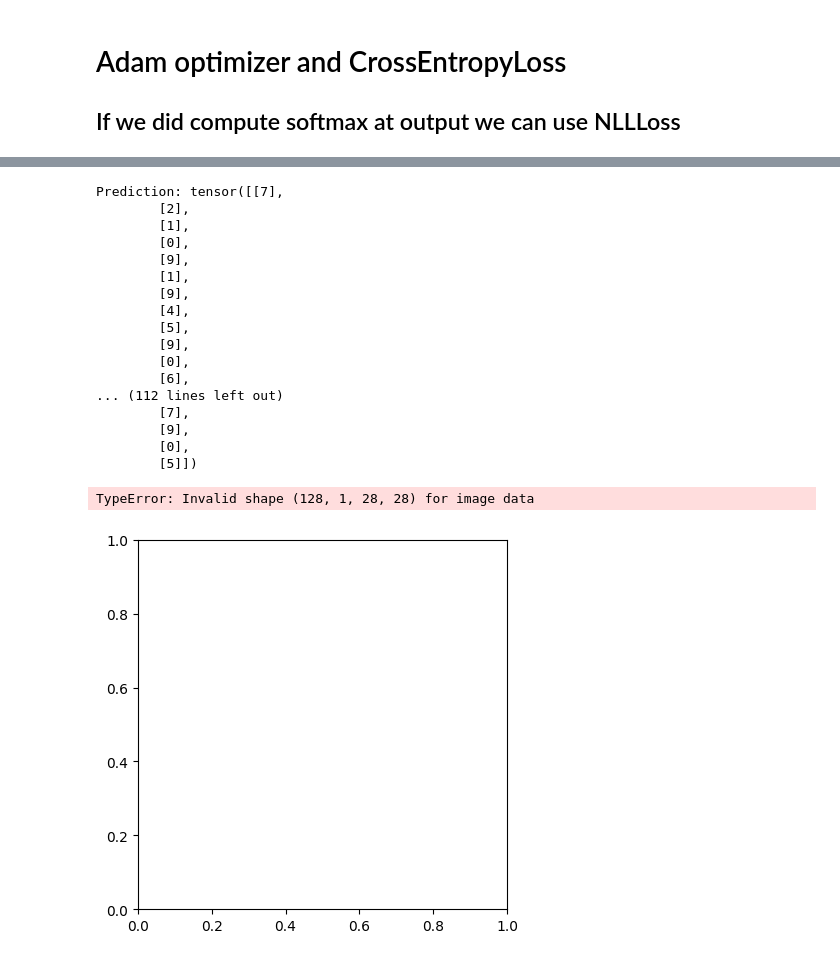
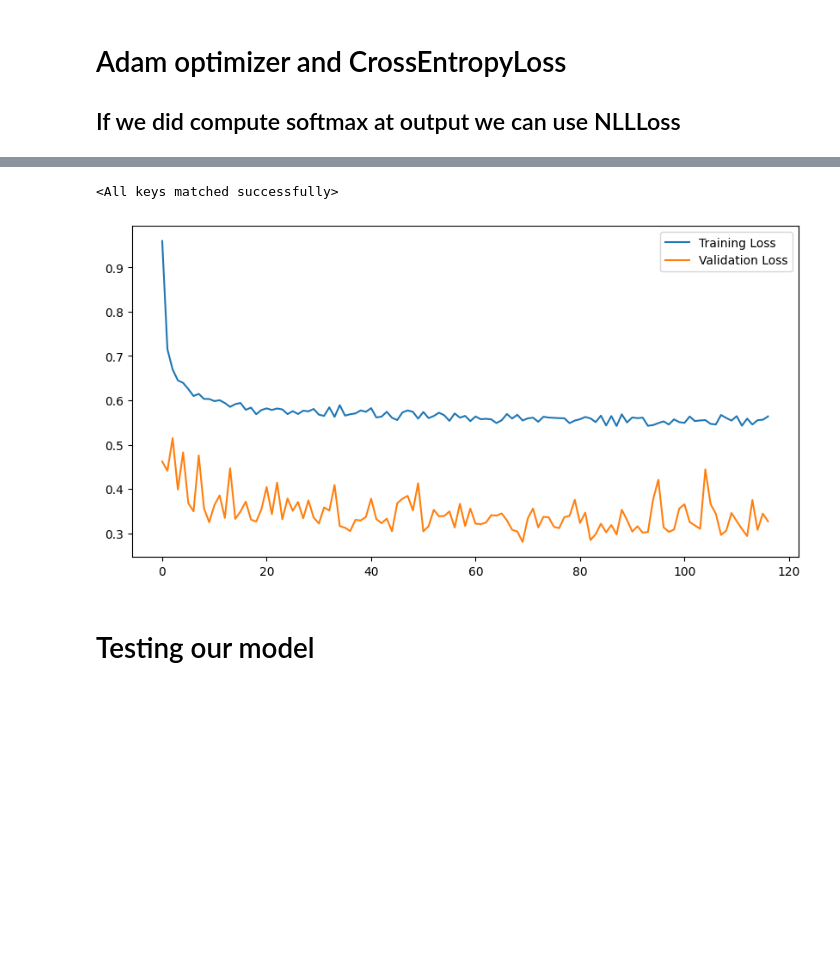
Before and after one commit to So7eN7/PyTorch-Journey, a Jupyter notebook: MNIST.ipynb, the cells around one changed output, grey strips where cells are left out. Drawn from its saved outputs; the diff is of its cells as text; code cells hidden in the pictures; blank space fills up the shorter version.

```diff
--- a/MNIST.ipynb
+++ b/MNIST.ipynb
@@ -148,8 +148,13 @@ loss_fn = nn.CrossEntropyLoss()
 def train_model(model, num_epochs=117):
     train_loss=0.0
     val_loss=0.0
+    val_loss_min = np.Inf
     train_correct=0
     val_correct=0
+
+    # For plotting purposes
+    loss_keeper={'train':[],'val':[]}
+
     # Training loop
     for epoch in tqdm(range(num_epochs)):
         for imgs, labels in train_loader:
@@ -190,8 +195,16 @@ def train_model(model, num_epochs=117):
         train_loss = train_loss/len(train_loader)
         val_loss = val_loss/len(val_loader)
 
-        print(f"\n Epoch: {epoch+1}\t Training Loss: {train_loss}\t Validation Loss: {val_loss}\n"
-              f"\t Training Accuracy: {100 * train_correct/len(train_loader.dataset)} \t Validation Accuracy: {100* val_correct/len(val_loader.dataset)}")
+        loss_keeper['train'].append(train_loss)
+        loss_keeper['val'].append(val_loss)
+
+        print(f"\nEpoch : {epoch+1}\tTraining Loss : {train_loss}\tValidation Loss : {val_loss}")
+        if val_loss<=val_loss_min:
+            print(f"Validation loss decreased from : {val_loss_min} ----> {val_loss} ----> Saving Model.......")
+            model_name=type(model).__name__
+            torch.save(model.state_dict(), model_name+'_model.pth')
+            val_loss_min=val_loss
+    return(loss_keeper)
 # %%
-train_model(model)
+m_loss = train_model(model)
 # %% [output]
@@ -215,35 +228,14 @@ train_model(model)
 # %%
-def test_model(model, epochs=117):
-    model.eval()
-    model.to('cpu')
-    for epoch in tqdm(range(epochs)):
-        for imgs, labels in test_loader:
-            imgs = imgs.to('cpu')
-            output = model(imgs)
-            pred = output.argmax(dim=1, keepdim=True)
-            print(f"Prediction: {pred}")
-            image = imgs.squeeze(0).squeeze(0).numpy()
-            plt.imshow(image)
-            plt.show()
+model.load_state_dict(torch.load('CNN_model.pth'))
+# %% [output]
+<All keys matched successfully>
 # %%
-test_model(model)
+fig, ax=plt.subplots(figsize=(10,5))
+ax.plot(m_loss['train'], label="Training Loss")
+ax.plot(m_loss['val'], label="Validation Loss")
+ax.legend()
+plt.show()
 # %% [output]
-Prediction: tensor([[7],
-        [2],
-        [1],
-        [0],
-        [9],
-        [1],
-        [9],
-        [4],
-        [5],
-        [9],
-        [0],
-        [6],
-... (112 lines left out)
-        [7],
-        [9],
-        [0],
-        [5]])
-TypeError: Invalid shape (128, 1, 28, 28) for image data
-[figure, old version]
+[figure, new version]
+# %% [markdown]
+# Testing our model
```
Also changed, not shown: parts of 4 cells of this notebook.
